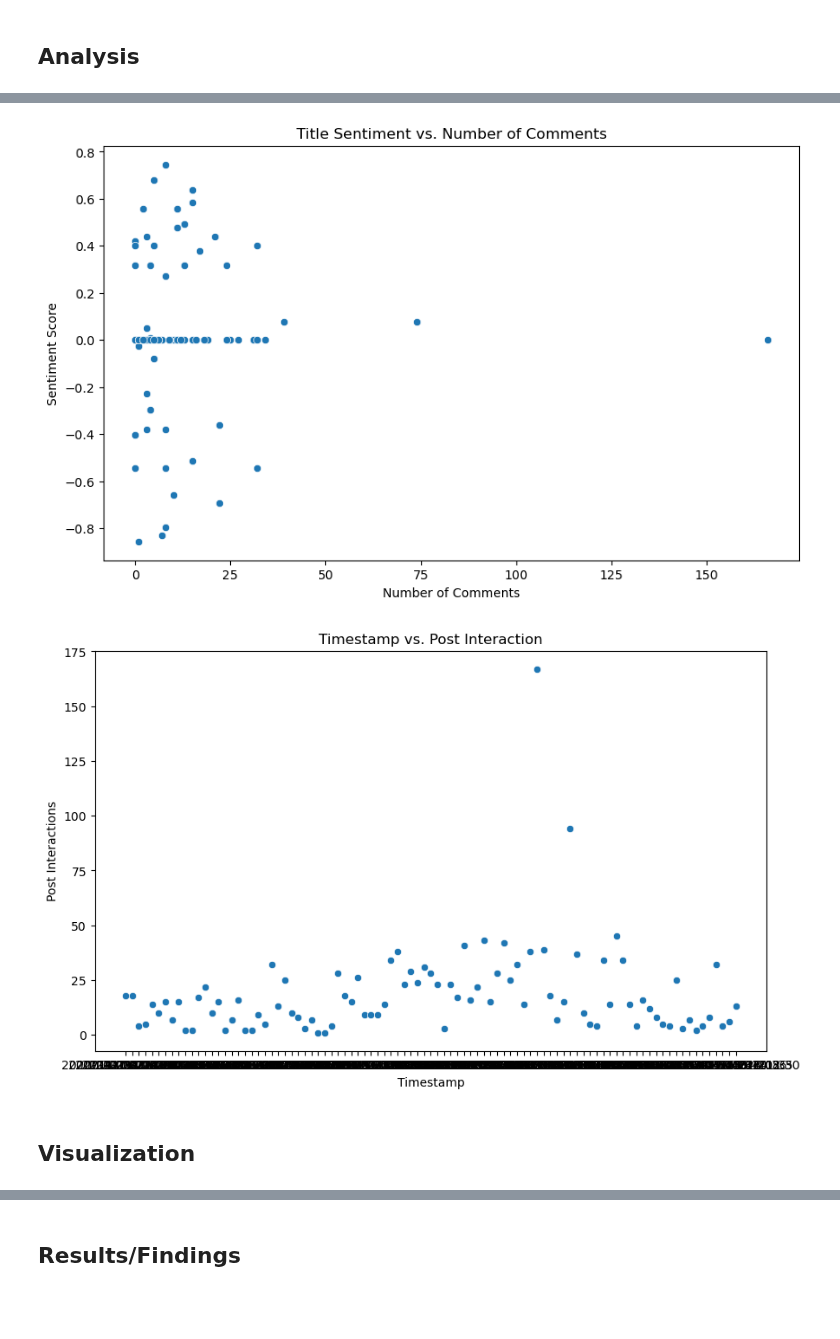
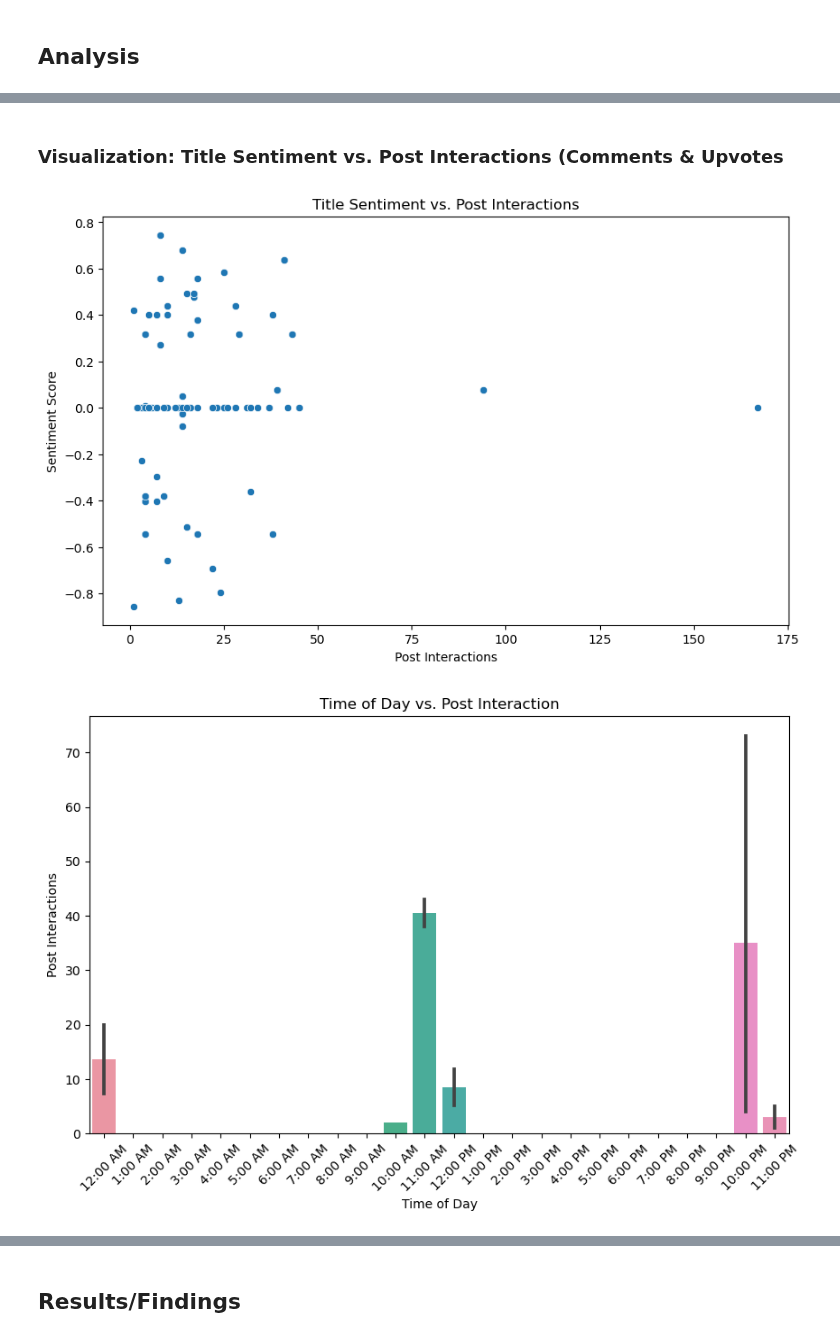
Before and after one commit to ReproTeach/final-project-cc-final-project, a Jupyter notebook: final_project.ipynb, the cells around one changed output, grey strips where cells are left out. Saved outputs shown, nothing was run; the diff lists cells and outputs as text; code cells hidden in the pictures; blank space fills up the shorter version.

```diff
--- a/final_project.ipynb
+++ b/final_project.ipynb
@@ -166,10 +172,11 @@ plt.show()
+# %% [markdown]
+### Visualization: Title Sentiment vs. Post Interactions (Comments & Upvotes
 # %%
-# Visualization: Title Sentiment vs. Upvotes
 plt.figure(figsize=(10, 6))
-sns.scatterplot(x='comms_num', y='title_sentiment', data=df)
-plt.xlabel('Number of Comments')
+sns.scatterplot(x='interaction', y='title_sentiment', data=df)
+plt.xlabel('Post Interactions')
 plt.ylabel('Sentiment Score')
-plt.title('Title Sentiment vs. Number of Comments')
+plt.title('Title Sentiment vs. Post Interactions')
 plt.show()
 # %% [output]
-[figure, old version]
+[figure, new version]
@@ -178,12 +186,25 @@ df['interaction'] = df['comms_num'] + df['score']
+# %%
+# Create a new column with only the times
+df['time_only'] = df['time'].dt.hour
+# %%
+# Convert the hours to standard time format
+df['time_only'] = df['time_only'].apply(lambda x: pd.to_datetime(x, format='%H').strftime('%I:%M %p'))
+# %%
+time_order = ['12:00 AM', '1:00 AM', '2:00 AM', '3:00 AM', '4:00 AM', '5:00 AM', '6:00 AM', '7:00 AM',
+                '8:00 AM', '9:00 AM', '10:00 AM', '11:00 AM', '12:00 PM', '1:00 PM', '2:00 PM', '3:00 PM',
+                '4:00 PM', '5:00 PM', '6:00 PM', '7:00 PM', '8:00 PM', '9:00 PM', '10:00 PM', '11:00 PM']
+df['time_only'] = pd.Categorical(df['time_only'], categories=time_order, ordered=True)
+# %%
+df = df.sort_values('time_only')
 # %%
 # Visualization: Body Sentiment vs. Upvotes
+
 plt.figure(figsize=(10, 6))
-sns.scatterplot(x='timestamp', y='interaction', data=df)
-plt.xlabel('Timestamp')
+sns.barplot(x='time_only', y='interaction', data=df)
+plt.xlabel('Time of Day')
 plt.ylabel('Post Interactions')
-plt.title('Timestamp vs. Post Interaction')
+plt.xticks(rotation=45)
+plt.title('Time of Day vs. Post Interaction')
 plt.show()
 # %% [output]
-[figure, old version]
+[figure, new version]
-# %% [markdown]
-## Visualization
```
Also changed, not shown: parts of 27 cells of this notebook.
